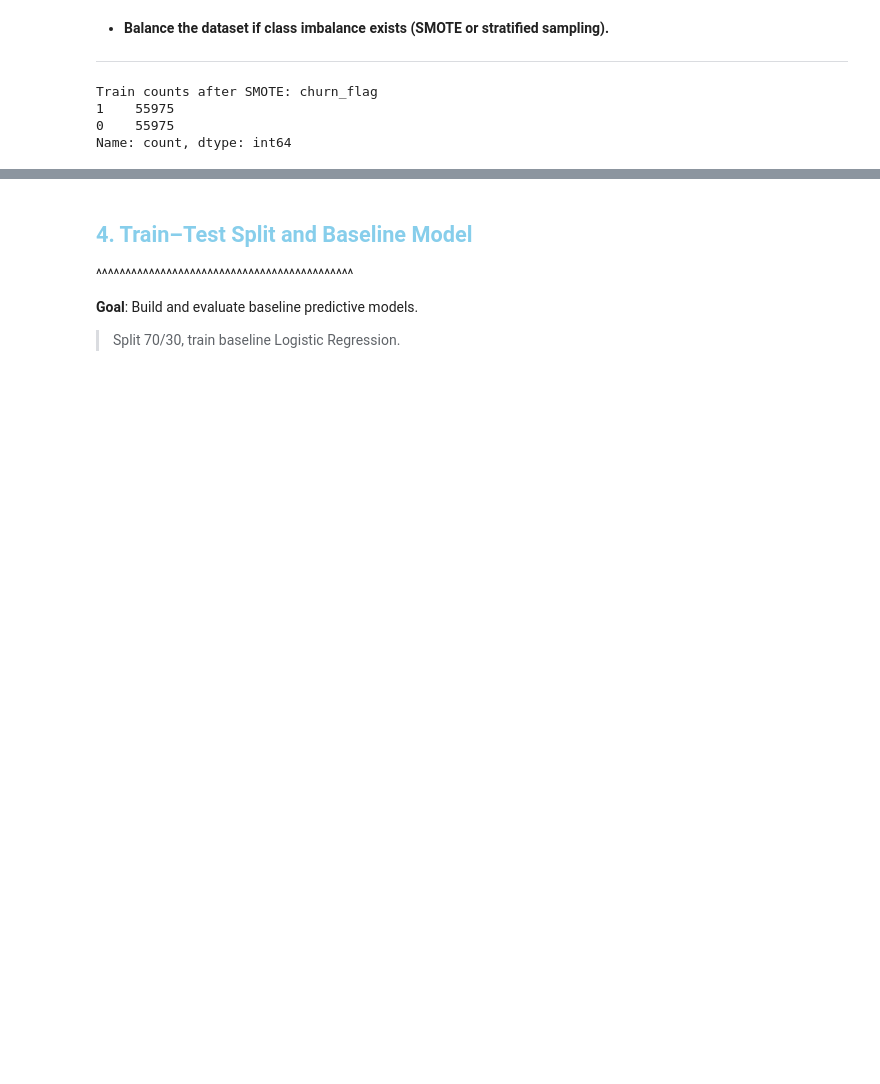
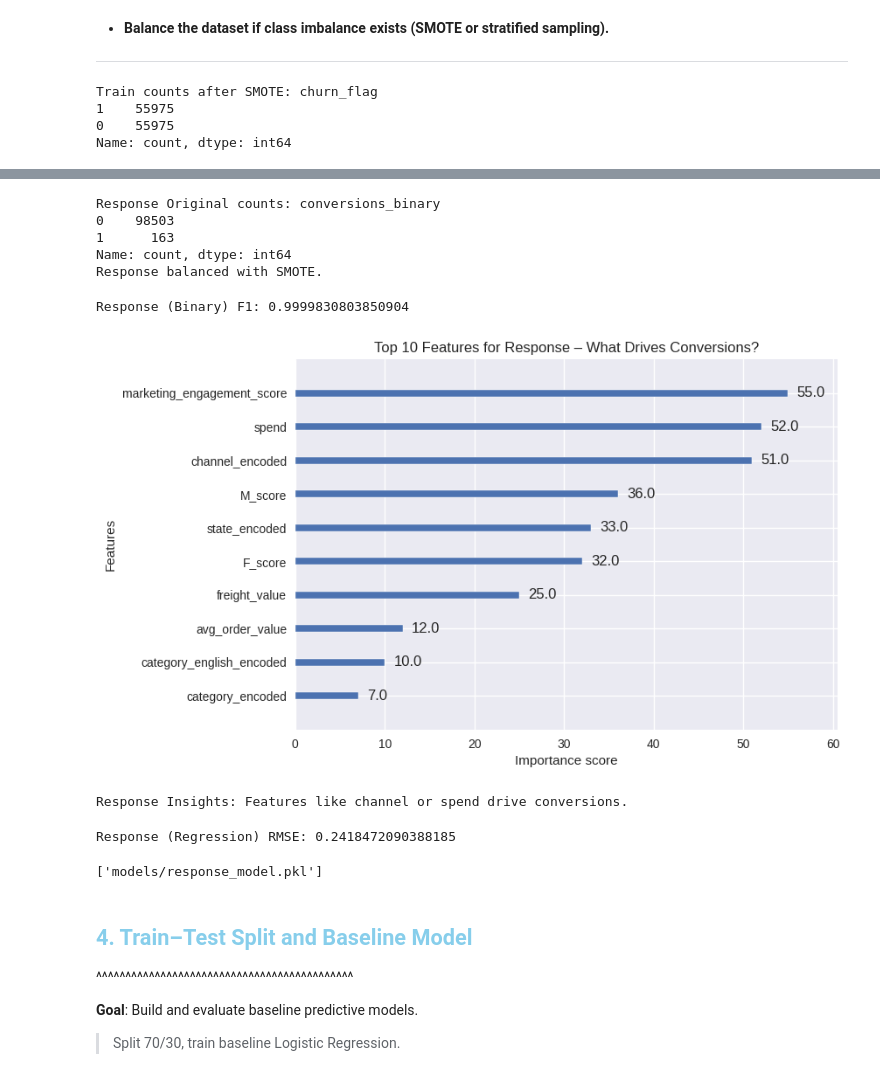
Before and after one commit to Kanakbaghel/Capstone_Project, a Jupyter notebook: Scripts/P2 : Predictive Modelling.ipynb, the cells around one changed output, grey strips where cells are left out. Saved outputs shown, nothing was run; the diff lists cells and outputs as text; code cells hidden in the pictures; blank space fills up the shorter version.

```diff
--- a/Scripts/P2 : Predictive Modelling.ipynb
+++ b/Scripts/P2 : Predictive Modelling.ipynb
@@ -607,3 +679,64 @@ Name: count, dtype: int64
+# %%
+# Optional: Response Modeling – Will they convert from marketing?
+# Sub-task: Select the modeling objective. (Response Modeling)
+# Sub-task: Confirm target column (conversions for classification or response_rate for regression).
+
+# Option 1: Binary Classification on conversions
+data['conversions_binary'] = (data['conversions'] > 0).astype(int)  # Create binary target
+X_resp = data.drop(['conversions', 'response_rate', 'conversions_binary', 'RFM_Score'], axis=1) # Drop RFM_Score
+y_resp = data['conversions_binary']
+
+# Define xgb_params for response modeling (XGBClassifier)
+xgb_params = {'n_estimators': [100, 200], 'max_depth': [3, 6], 'learning_rate': [0.1, 0.2], 'subsample': [0.8, 1.0]}
+
+# Sub-task: Balance if imbalanced (SMOTE)
+print("Response Original counts:", y_resp.value_counts())
+if y_resp.value_counts()[1] / len(y_resp) < 0.3:
+    smote = SMOTE(random_state=42)
+    X_resp, y_resp = smote.fit_resample(X_resp, y_resp)
+    print("Response balanced with SMOTE.")
+# %% [output]
+Response Original counts: conversions_binary
+0    98503
+1      163
+Name: count, dtype: int64
+Response balanced with SMOTE.
+# %%
+# Split and train
+X_train_resp, X_test_resp, y_train_resp, y_test_resp = train_test_split(X_resp, y_resp, test_size=0.3, random_state=42, stratify=y_resp)
+xgb_resp = GridSearchCV(xgb.XGBClassifier(random_state=42), xgb_params, cv=3, scoring='f1')
+xgb_resp.fit(X_train_resp, y_train_resp)
+y_pred_resp = xgb_resp.predict(X_test_resp)
+print("Response (Binary) F1:", f1_score(y_test_resp, y_pred_resp))
+# %% [output]
+Response (Binary) F1: 0.9999830803850904
+# %%
+# Interpret value drivers
+xgb.plot_importance(xgb_resp.best_estimator_, max_num_features=10)
+plt.title("Top 10 Features for Response – What Drives Conversions?")
+plt.show()
+print("Response Insights: Features like channel or spend drive conversions.")
+# %% [output]
+[figure, added]
+Response Insights: Features like channel or spend drive conversions.
+# %%
+# Option 2: Regression on response_rate (if you want continuous)
+y_resp_reg = data['response_rate']
+# Create X_resp specifically for regression, using the original data (before SMOTE was applied to X_resp for binary classification)
+X_resp_for_reg = data.drop(['conversions', 'response_rate', 'conversions_binary', 'RFM_Score'], axis=1)
+
+X_train_reg, X_test_reg, y_train_reg, y_test_reg = train_test_split(X_resp_for_reg, y_resp_reg, test_size=0.3, random_state=42)
+xgb_reg_resp = GridSearchCV(XGBRegressor(random_state=42), xgb_reg_params, cv=3, scoring='neg_mean_squared_error')
+xgb_reg_resp.fit(X_train_reg, y_train_reg)
+y_pred_reg = xgb_reg_resp.predict(X_test_reg)
+print("Response (Regression) RMSE:", np.sqrt(mean_squared_error(y_test_reg, y_pred_reg)))
+# %% [output]
+Response (Regression) RMSE: 0.2418472090388185
+# %%
+# Save model
+joblib.dump(xgb_resp, 'models/response_model.pkl')
+# %% [output]
+['models/response_model.pkl']
 # %% [markdown]
 ## <font color=skyblue >**4. Train–Test Split and Baseline Model**
 ^^^^^^^^^^^^^^^^^^^^^^^^^^^^^^^^^^^^^^^^^^^^
```
Also changed, not shown: parts of 70 cells of this notebook.
